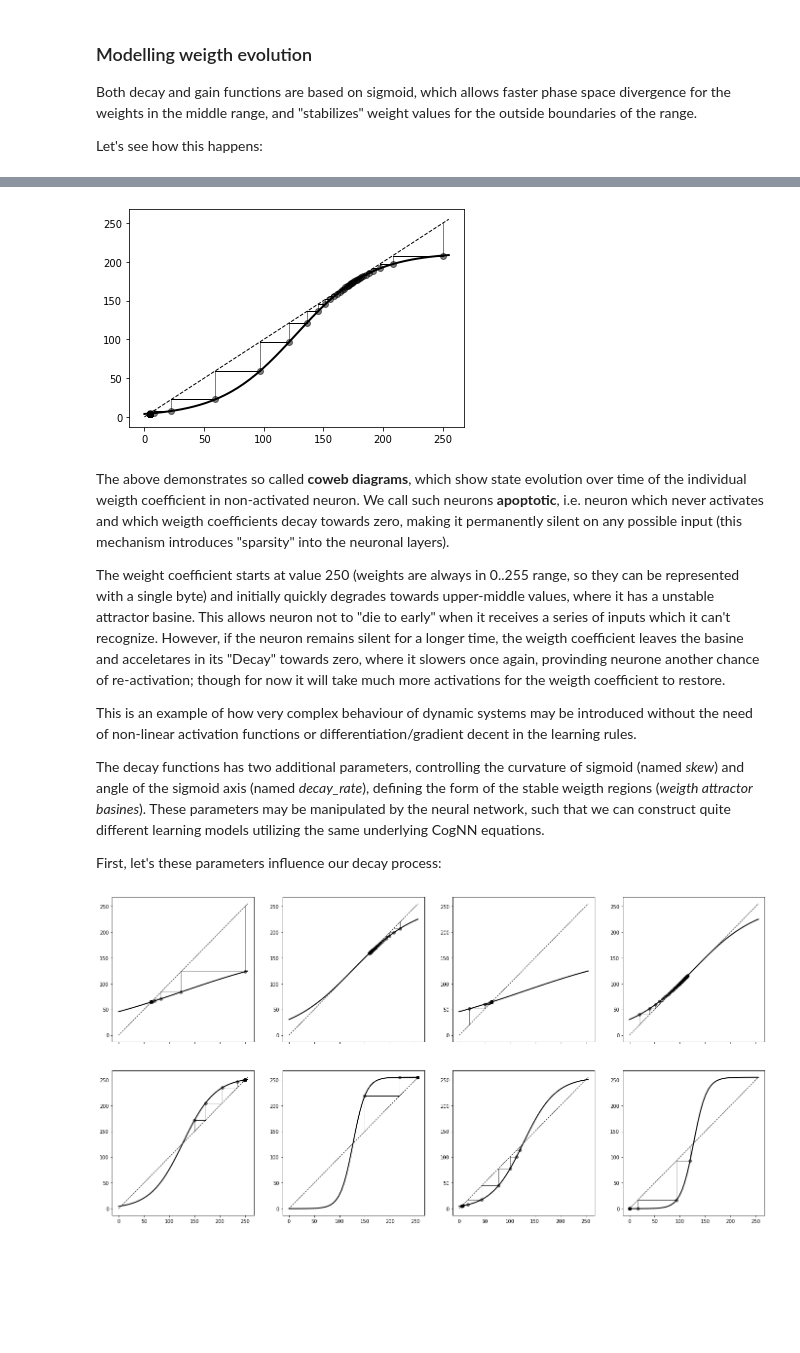
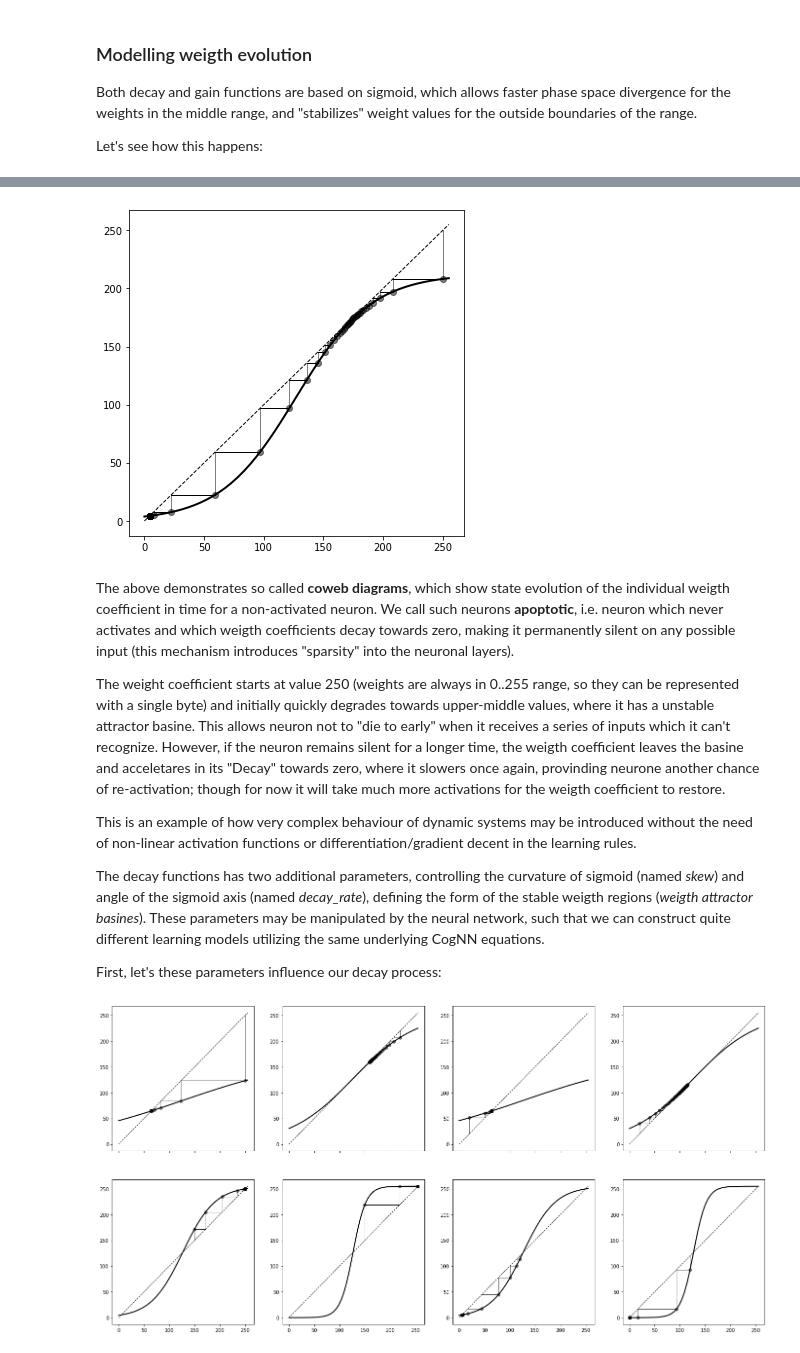
Before and after one commit to bicalabs/CogNN, a Jupyter notebook: CogNN.ipynb, the cells around one changed output, grey strips where cells are left out. Drawn from its saved outputs; the diff is of its cells as text; code cells hidden in the pictures; blank space fills up the shorter version.

```diff
--- a/CogNN.ipynb
+++ b/CogNN.ipynb
@@ -101,12 +111,12 @@ def decay_map(**kwargs):
 
   return dynamic
 # %%
-fig, ax = plt.subplots(1, 1)
+fig, ax = plt.subplots(1, 1, figsize = (6,6))
 cm.cobweb_plot(decay_map(), 250, 50, domain=np.linspace(0, 255), ax=ax)
 # %% [output]
-[figure, old version]
+[figure, new version]
 # %% [markdown]
-The above demonstrates so called **coweb diagrams**, which show state evolution over time of the individual weigth coefficient in non-activated neuron. We call such neurons **apoptotic**, i.e. neuron which never activates and which weigth coefficients decay towards zero, making it permanently silent on any possible input (this mechanism introduces "sparsity" into the neuronal layers).
+The above demonstrates so called **coweb diagrams**, which show state evolution of the individual weigth coefficient in time for a non-activated neuron. We call such neurons **apoptotic**, i.e. neuron which never activates and which weigth coefficients decay towards zero, making it permanently silent on any possible input (this mechanism introduces "sparsity" into the neuronal layers).
 
 The weight coefficient starts at value 250 (weights are always in 0..255 range, so they can be represented with a single byte) and  initially quickly degrades towards upper-middle values, where it has a unstable attractor basine. This allows neuron not to "die to early" when it receives a series of inputs which it can't recognize. However, if the neuron remains silent for a longer time, the weigth coefficient leaves the basine and acceletares in its "Decay" towards zero, where it slowers once again, provinding neurone another chance of re-activation; though for now it will take much more activations for the weigth coefficient to restore.
 
```
Also changed, not shown: parts of 8 cells of this notebook.
